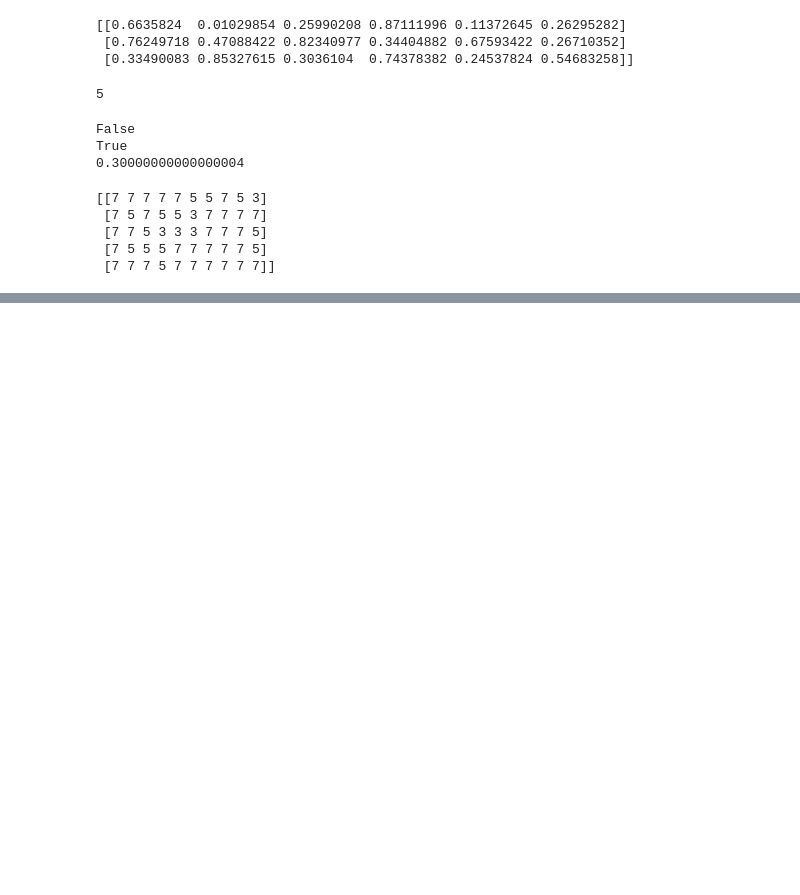
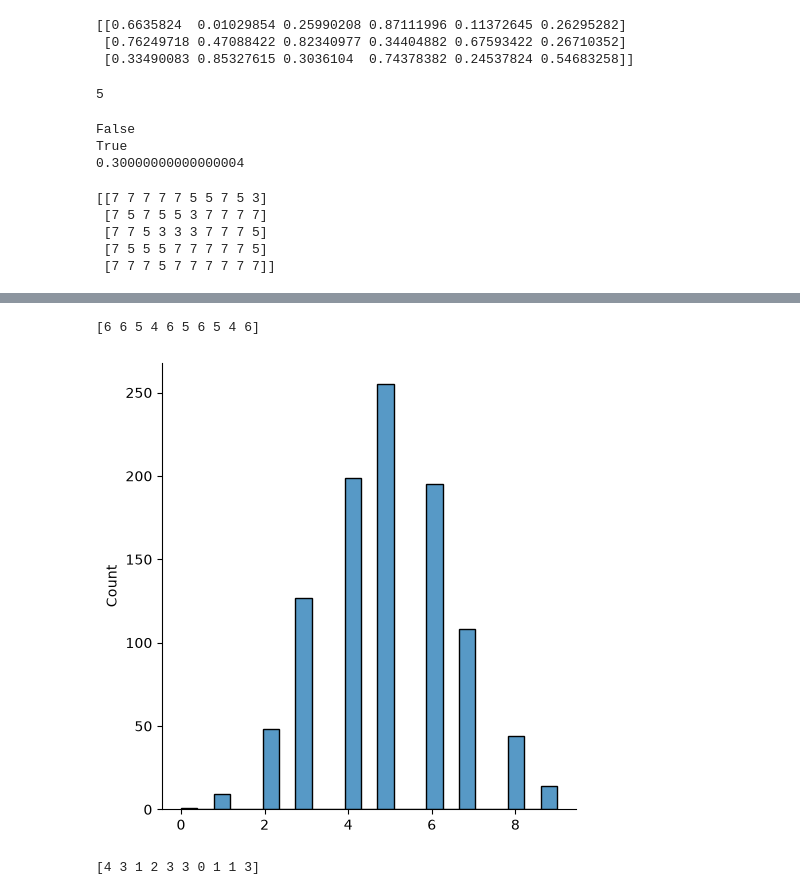
Before and after one commit to BiswasPankaj/ML-Learning-Journey, a Jupyter notebook: numpy/Numpy_basics.ipynb, the cells around one changed output, grey strips where cells are left out. Cells and saved outputs as stored; diff of their text form; code cells hidden in the pictures; blank space fills up the shorter version.

```diff
--- a/numpy/Numpy_basics.ipynb
+++ b/numpy/Numpy_basics.ipynb
@@ -716,0 +767,42 @@ rgrhdrthd    g  r gerrr  gerg e t
+# %%
+#BINOMIAL DISTRIBUTION -> describes outcome of binary scenarios
+
+""" it has three parameter-
+
+n- number of trials
+p- probability of occurences of each trial
+size- the shape"""
+
+from numpy import random
+
+x = random.binomial(n=10, p=0.5, size=10)
+print(x)
+# %% [output]
+[6 6 5 4 6 5 6 5 4 6]
+# %%
+#Visualisation og Binomial Distribution
+
+from numpy import random
+import matplotlib.pyplot as plt
+import seaborn as sns
+
+sns.displot(random.binomial(n=10, p=0.5, size=1000))
+plt.show()
+# %% [output]
+[figure, added]
+# %%
+#Poisson Distribution
+"""
+It is a discrete distribution
+it estimates how many times an event can happen in a specific time
+
+it has two parameter:
+
+lam- rate or known number of occurrences
+size- The shape of the returned array."""
+
+from numpy import random
+x= random.poisson(lam=2, size=10)
+print(x)
+# %% [output]
+[4 3 1 2 3 3 0 1 1 3]
```
Also changed, not shown: parts of 10 cells of this notebook, 1 other file.
